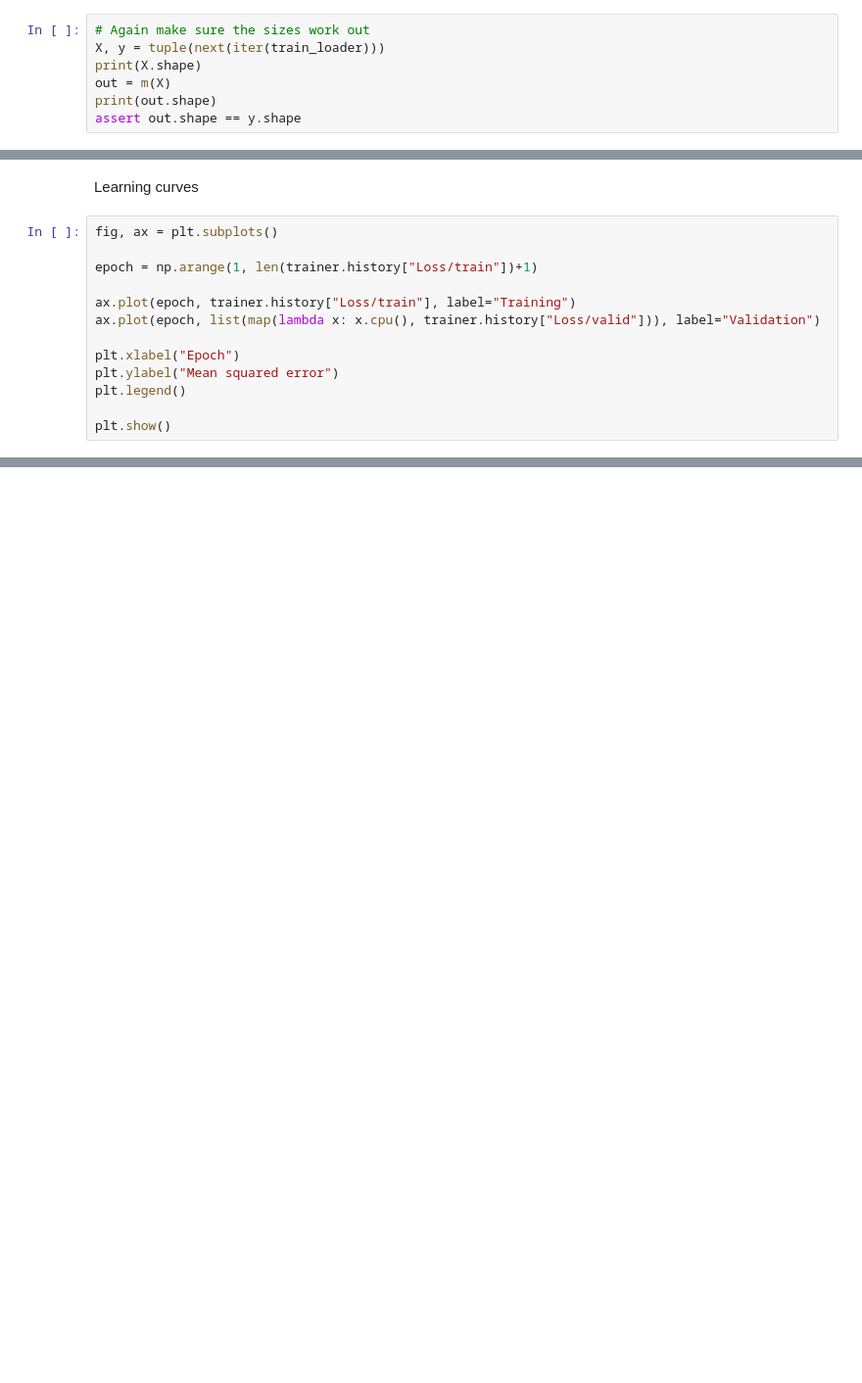
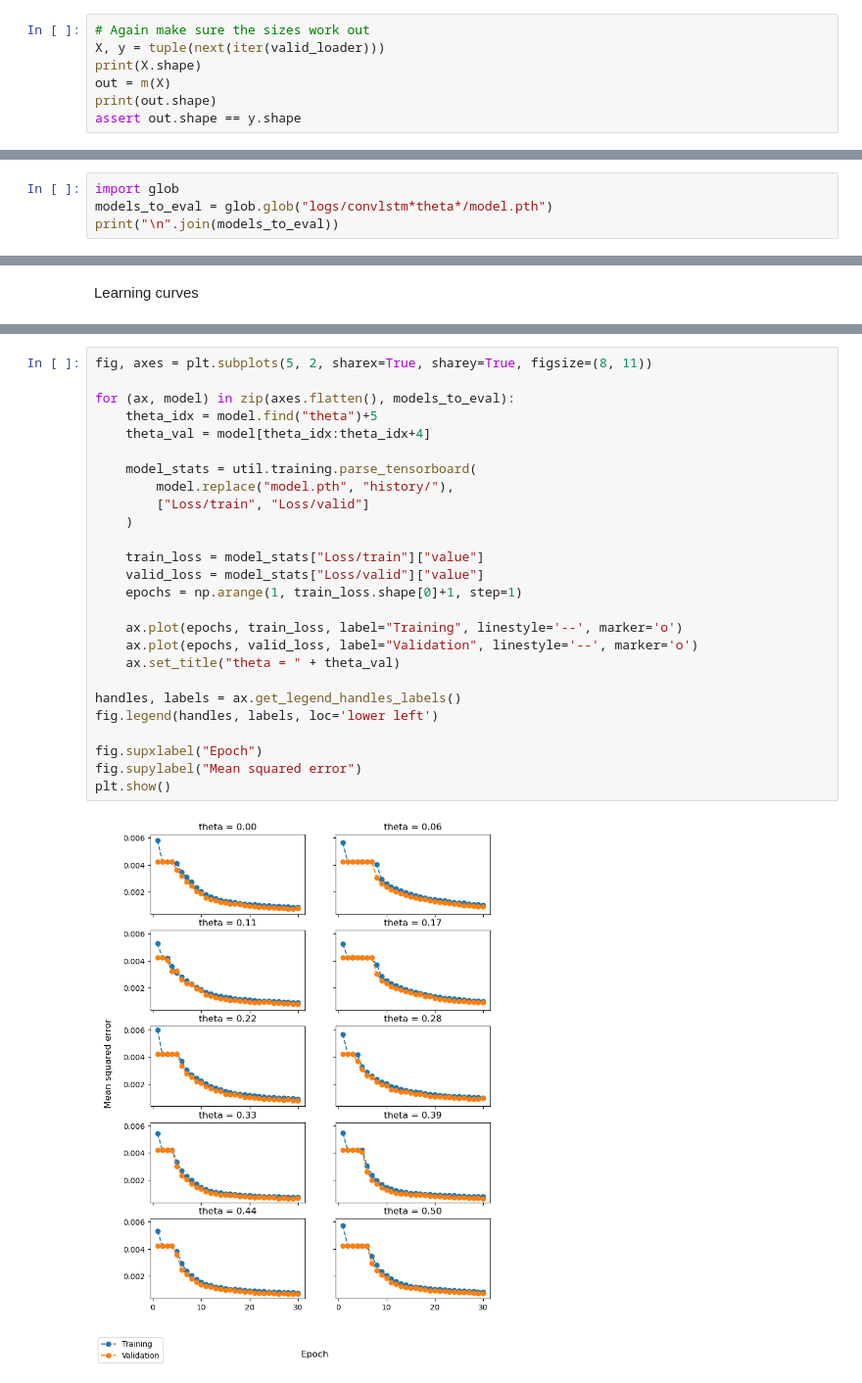
Before and after one commit to s-kganz/ForestLST, a Jupyter notebook: notebooks/preisler_convnet.ipynb, the cells around one changed output, grey strips where cells are left out. Shown at 98% size. Saved outputs shown, nothing was run; the diff lists cells and outputs as text; blank space fills up the shorter version.

```diff
--- a/notebooks/preisler_convnet.ipynb
+++ b/notebooks/preisler_convnet.ipynb
@@ -218,7 +156,7 @@ valid_loader = DataLoader(valid_wds, batch_size, shuffle=True, collate_fn=collat
 test_loader  = DataLoader(test_wds , batch_size, shuffle=True, collate_fn=collator, generator=torch.Generator(device=device))
 # %%
 # Again make sure the sizes work out
-X, y = tuple(next(iter(train_loader)))
+X, y = tuple(next(iter(valid_loader)))
 print(X.shape)
 out = m(X)
 print(out.shape)
@@ -297,0 +260,4 @@ MSE: tensor(0.0231, device='cuda:0')
+# %%
+import glob
+models_to_eval = glob.glob("logs/convlstm*theta*/model.pth")
+print("\n".join(models_to_eval))
@@ -298,15 +352,2 @@ MSE: tensor(0.0231, device='cuda:0')
 # %% [markdown]
 Learning curves
-# %%
-fig, ax = plt.subplots()
-
-epoch = np.arange(1, len(trainer.history["Loss/train"])+1)
-
-ax.plot(epoch, trainer.history["Loss/train"], label="Training")
-ax.plot(epoch, list(map(lambda x: x.cpu(), trainer.history["Loss/valid"])), label="Validation")
-
-plt.xlabel("Epoch")
-plt.ylabel("Mean squared error")
-plt.legend()
-
-plt.show()
@@ -314,0 +354,28 @@ plt.show()
+# %%
+fig, axes = plt.subplots(5, 2, sharex=True, sharey=True, figsize=(8, 11))
+
+for (ax, model) in zip(axes.flatten(), models_to_eval):
+    theta_idx = model.find("theta")+5
+    theta_val = model[theta_idx:theta_idx+4]
+
+    model_stats = util.training.parse_tensorboard(
+        model.replace("model.pth", "history/"),
+        ["Loss/train", "Loss/valid"]
+    )
+
+    train_loss = model_stats["Loss/train"]["value"]
+    valid_loss = model_stats["Loss/valid"]["value"]
+    epochs = np.arange(1, train_loss.shape[0]+1, step=1)
+
+    ax.plot(epochs, train_loss, label="Training", linestyle='--', marker='o')
+    ax.plot(epochs, valid_loss, label="Validation", linestyle='--', marker='o')
+    ax.set_title("theta = " + theta_val)
+
+handles, labels = ax.get_legend_handles_labels()
+fig.legend(handles, labels, loc='lower left')
+
+fig.supxlabel("Epoch")
+fig.supylabel("Mean squared error")
+plt.show()
+# %% [output]
+[figure, added]
```
Also changed, not shown: parts of 41 cells of this notebook.
